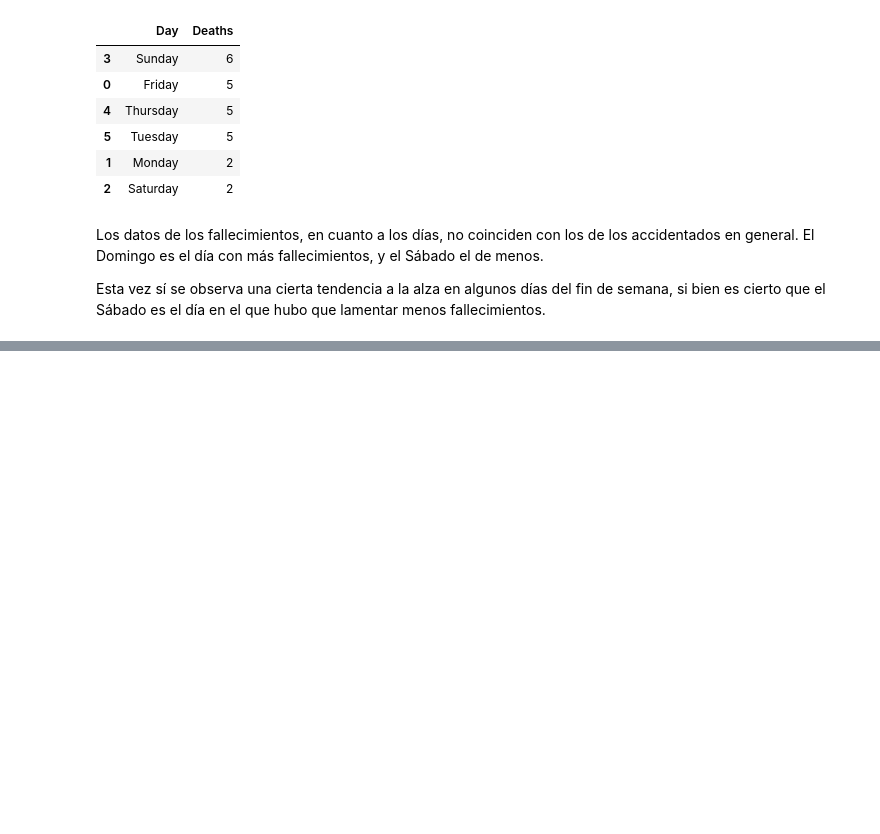
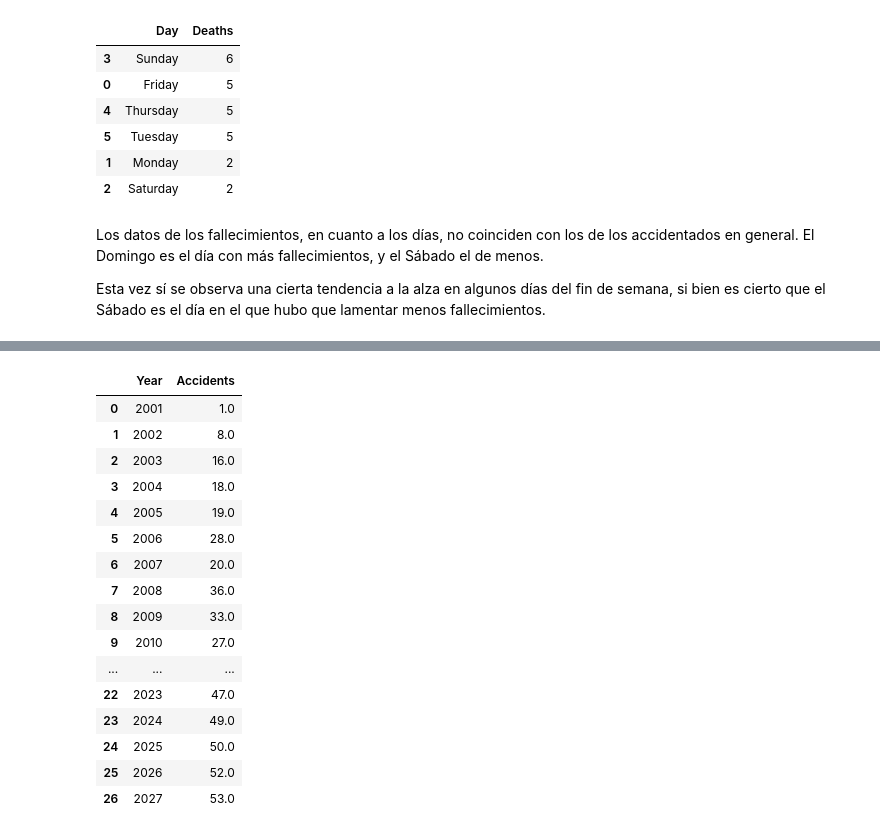
Before and after one commit to tecexbarto/Theme_Park_Accidents, a Jupyter notebook: Theme_park_accidents.ipynb, the cells around one changed output, grey strips where cells are left out. Cells and saved outputs as stored; diff of their text form; code cells hidden in the pictures; blank space fills up the shorter version.

```diff
--- a/Theme_park_accidents.ipynb
+++ b/Theme_park_accidents.ipynb
@@ -1190,0 +1289,22 @@ Esta vez sí se observa una cierta tendencia a la alza en algunos días del fin
+# %%
+#concatenamos el df de los accidentes 'reales' con el df de los accidentes predecidos
+df_def = pd.concat([df_incidentes_año, df_predictions], axis=0, ignore_index=True)
+df_def
+# %% [output]
+|  | Year | Accidents |
+| 0 | 2001 | 1.0 |
+| 1 | 2002 | 8.0 |
+| 2 | 2003 | 16.0 |
+| 3 | 2004 | 18.0 |
+| 4 | 2005 | 19.0 |
+| 5 | 2006 | 28.0 |
+| 6 | 2007 | 20.0 |
+| 7 | 2008 | 36.0 |
+| 8 | 2009 | 33.0 |
+| 9 | 2010 | 27.0 |
+| ... | ... | ... |
+| 22 | 2023 | 47.0 |
+| 23 | 2024 | 49.0 |
+| 24 | 2025 | 50.0 |
+| 25 | 2026 | 52.0 |
+| 26 | 2027 | 53.0 |
```
Also changed, not shown: parts of 16 cells of this notebook.
